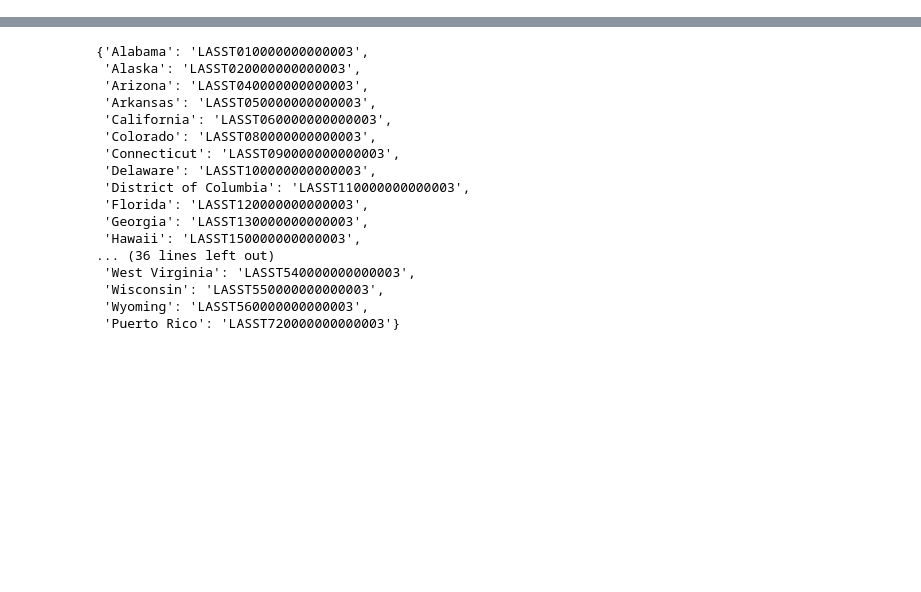
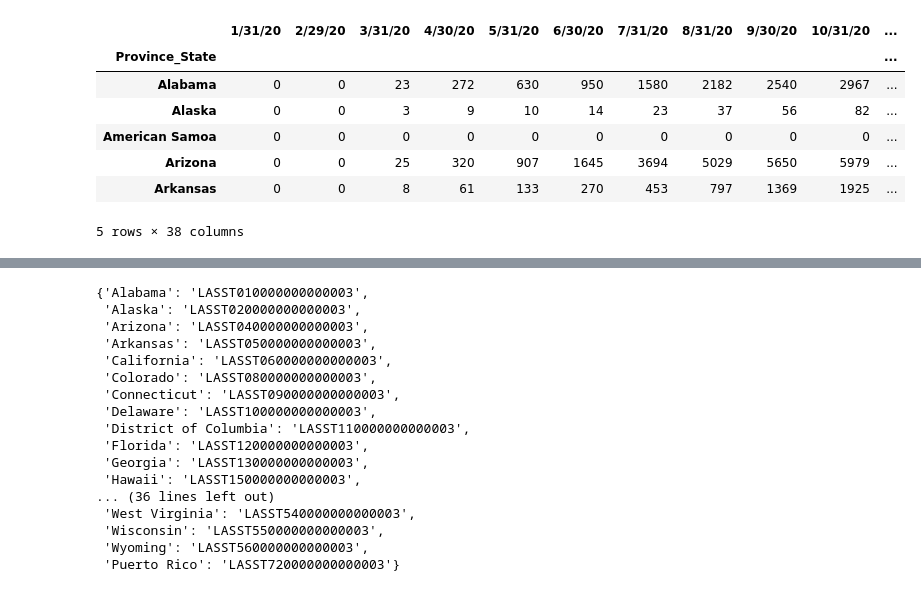
Before and after one commit to bburwinkel0721/Covid-Econ-Trends-Dashboard, a Jupyter notebook: ETL.ipynb, the cells around one changed output, grey strips where cells are left out. Saved outputs shown, nothing was run; the diff lists cells and outputs as text; code cells hidden in the pictures; blank space fills up the shorter version.

```diff
--- a/ETL.ipynb
+++ b/ETL.ipynb
@@ -15,0 +135,9 @@ bls_key = bls_api_key
+# %%
+# Path to the csv containing the covid case deaths
+county_covid_deaths_path = 'Resources/time_series_covid19_deaths_US.csv'
+
+# Read the csv
+county_covid_deaths_df = pd.read_csv(county_covid_deaths_path)
+
+# Display the first 5 rows
+county_covid_deaths_df.head()
@@ -15,0 +152,9 @@ bls_key = bls_api_key
+# %%
+# Using the dates from above, filter the county covid deaths dataframe down to the monthly numbers
+county_covid_deaths_monthly_df = county_covid_deaths_df[['Admin2','Province_State','1/31/20', '2/29/20', '3/31/20', '4/30/20', '5/31/20', '6/30/20', '7/31/20', '8/31/20', '9/30/20', '10/31/20', '11/30/20', '12/31/20',
+ '1/31/21', '2/28/21', '3/31/21', '4/30/21', '5/31/21', '6/30/21', '7/31/21', '8/31/21', '9/30/21', '10/31/21', '11/30/21', '12/31/21',
+ '1/31/22', '2/28/22', '3/31/22', '4/30/22', '5/31/22', '6/30/22', '7/31/22', '8/31/22', '9/30/22', '10/31/22', '11/30/22', '12/31/22',
+ '1/31/23', '2/28/23']]
+
+# Display the first 5 rows
+county_covid_deaths_monthly_df.head()
@@ -15,0 +169,15 @@ bls_key = bls_api_key
+# %%
+# Create a dataframe grouped by state to get the totals per month of each state
+state_covid_deaths_monthly_df = county_covid_deaths_monthly_df.groupby('Province_State').sum().drop(columns=['Admin2'])
+
+# Display the first 5 rows
+state_covid_deaths_monthly_df.head()
+# %% [output]
+|  | 1/31/20 | 2/29/20 | 3/31/20 | 4/30/20 | 5/31/20 | 6/30/20 | 7/31/20 | 8/31/20 | 9/30/20 | 10/31/20 | ... |
+| Province_State |  |  |  |  |  |  |  |  |  |  | ... |
+| Alabama | 0 | 0 | 23 | 272 | 630 | 950 | 1580 | 2182 | 2540 | 2967 | ... |
+| Alaska | 0 | 0 | 3 | 9 | 10 | 14 | 23 | 37 | 56 | 82 | ... |
+| American Samoa | 0 | 0 | 0 | 0 | 0 | 0 | 0 | 0 | 0 | 0 | ... |
+| Arizona | 0 | 0 | 25 | 320 | 907 | 1645 | 3694 | 5029 | 5650 | 5979 | ... |
+| Arkansas | 0 | 0 | 8 | 61 | 133 | 270 | 453 | 797 | 1369 | 1925 | ... |
+5 rows × 38 columns
```
Also changed, not shown: parts of 16 cells of this notebook, 4 other files.
